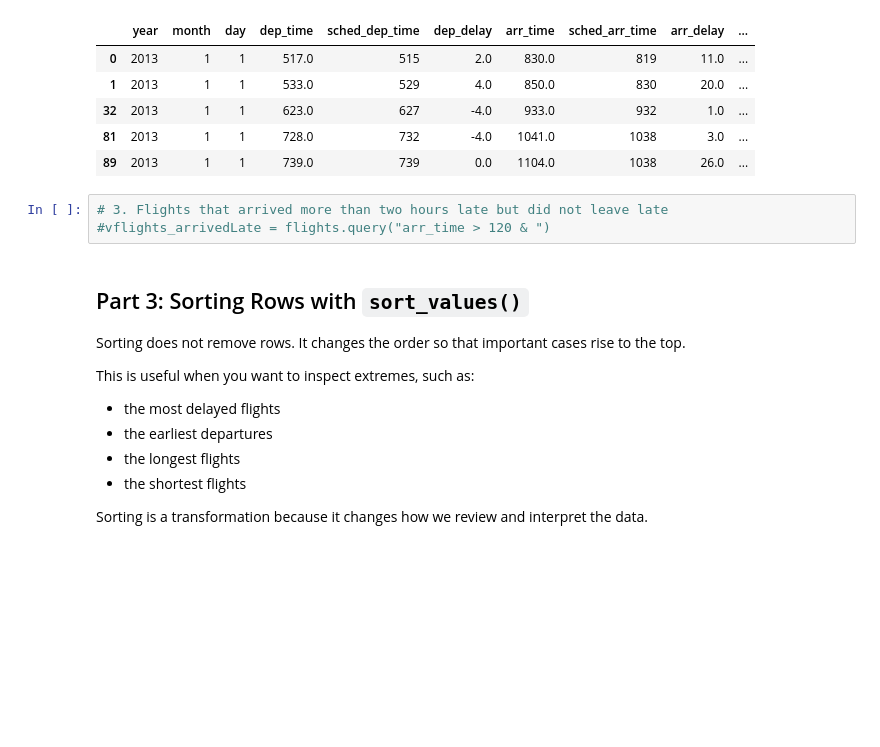
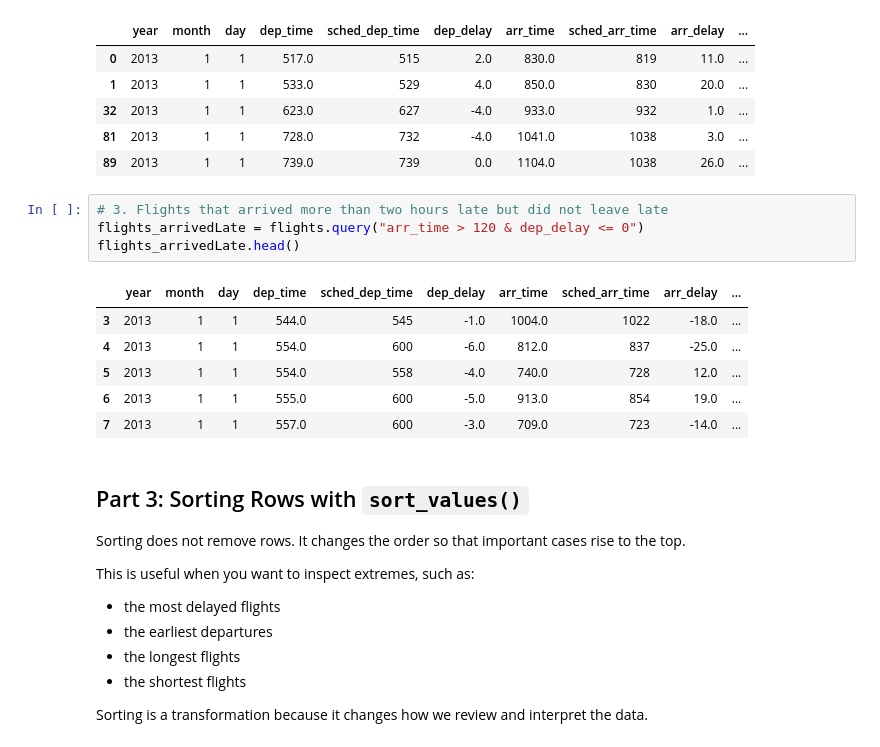
Before and after one commit to cassandrakgomez/ban6003-week05-06-cassandragomez, a Jupyter notebook: notebooks/module5_basic_transformation_guided_lab.ipynb, the cells around one changed output. Cells and saved outputs as stored; diff of their text form; blank space fills up the shorter version.

```diff
--- a/notebooks/module5_basic_transformation_guided_lab.ipynb
+++ b/notebooks/module5_basic_transformation_guided_lab.ipynb
@@ -285,7 +277,15 @@ flights_to_houston.head()
 | 89 | 2013 | 1 | 1 | 739.0 | 739 | 0.0 | 1104.0 | 1038 | 26.0 | ... |
 # %%
 # 3. Flights that arrived more than two hours late but did not leave late
-#vflights_arrivedLate = flights.query("arr_time > 120 & ")
+flights_arrivedLate = flights.query("arr_time > 120 & dep_delay <= 0")
+flights_arrivedLate.head()
+# %% [output]
+|  | year | month | day | dep_time | sched_dep_time | dep_delay | arr_time | sched_arr_time | arr_delay | ... |
+| 3 | 2013 | 1 | 1 | 544.0 | 545 | -1.0 | 1004.0 | 1022 | -18.0 | ... |
+| 4 | 2013 | 1 | 1 | 554.0 | 600 | -6.0 | 812.0 | 837 | -25.0 | ... |
+| 5 | 2013 | 1 | 1 | 554.0 | 558 | -4.0 | 740.0 | 728 | 12.0 | ... |
+| 6 | 2013 | 1 | 1 | 555.0 | 600 | -5.0 | 913.0 | 854 | 19.0 | ... |
+| 7 | 2013 | 1 | 1 | 557.0 | 600 | -3.0 | 709.0 | 723 | -14.0 | ... |
 # %% [markdown]
 ## Part 3: Sorting Rows with `sort_values()`
 
```
Also changed, not shown: parts of 26 cells of this notebook, 1 other file.
